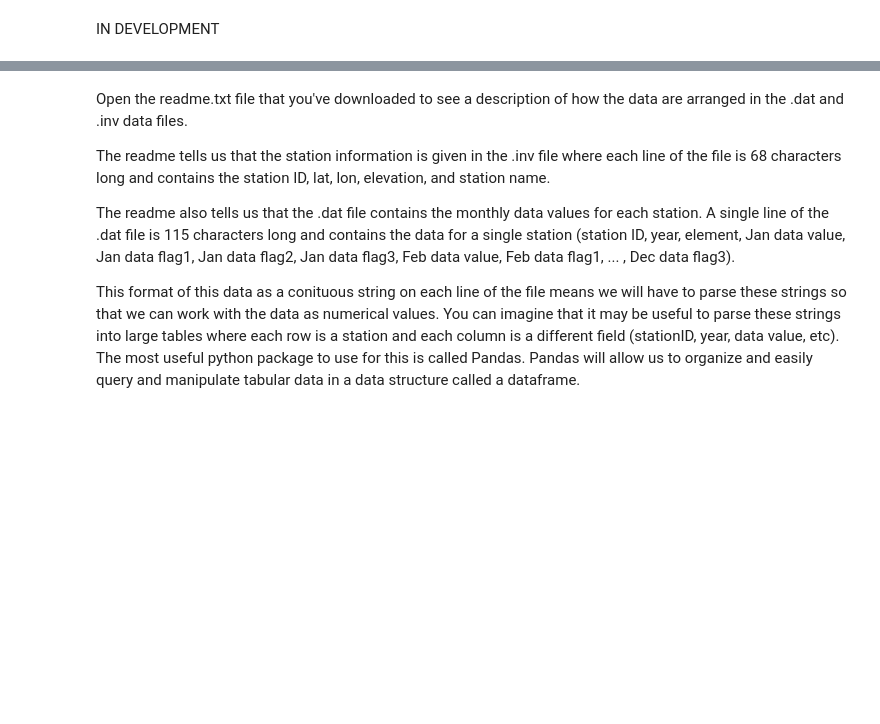
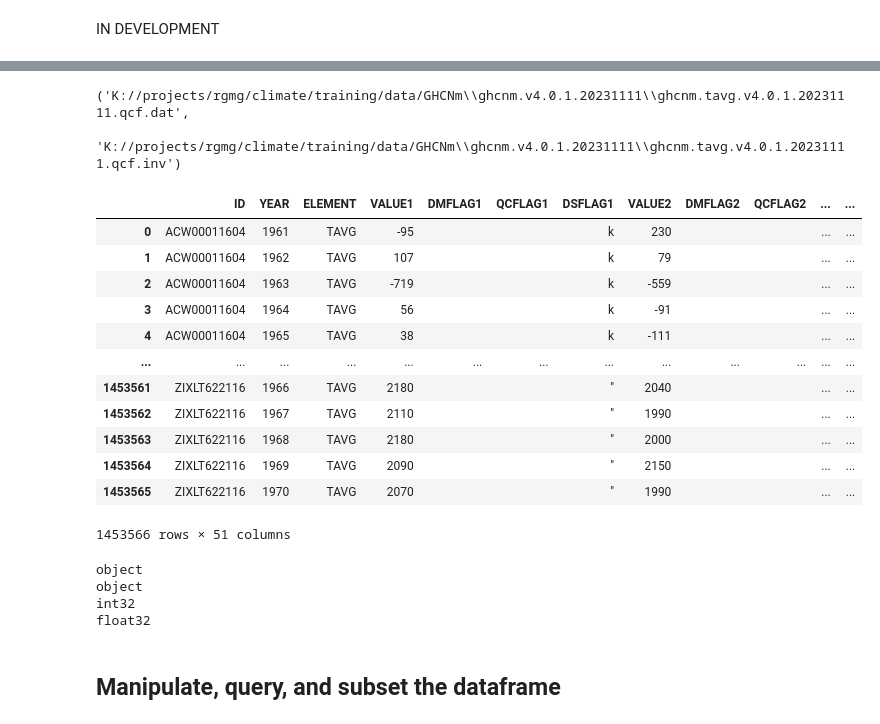
Before and after one commit to kerriegeil/MSU_example_compute, a Jupyter notebook: python/python_learn_by_example/trend_analysis.ipynb, the cells around one changed output, grey strips where cells are left out. Drawn from its saved outputs; the diff is of its cells as text; code cells hidden in the pictures; blank space fills up the shorter version.

Commit message:
progress thru data subselection

```diff
--- a/python/python_learn_by_example/trend_analysis.ipynb
+++ b/python/python_learn_by_example/trend_analysis.ipynb
@@ -10,10 +11,17 @@ import pandas as pd
 # %%
 # urls and data paths
 
-data_dir=r'C://Users/kerrie/Documents/02_LocalData/tutorials/GHCNm/' # where to store data
-# data_dir='/c/Users/kerrie/Documents/02_LocalData/tutorials/GHCNm/' # where to store data
+# data_dir=r'C://Users/kerrie/Documents/02_LocalData/tutorials/GHCNm/' # where to store data
+data_dir=r'K://projects/rgmg/climate/training/data/GHCNm/' # where to store data
+
 data_url='https://www.ncei.noaa.gov/pub/data/ghcn/v4/ghcnm.tavg.latest.qcf.tar.gz'  # url of data file
 fn_data=data_url.split('/')[-1]  # filename
 
 meta_url='https://www.ncei.noaa.gov/pub/data/ghcn/v4/readme.txt'  # url of metadata file
 fn_meta=meta_url.split('/')[-1]  # filename
+
+# create data_dir if it doesn't already exist
+isExist = os.path.exists(data_dir)
+if not isExist:
+   os.mkdir(data_dir)
+   print("data_dir created")
@@ -31,20 +61,9 @@ datfile=glob.glob(data_dir+'*/*.dat')[0]
 invfile=glob.glob(data_dir+'*/*.inv')[0]
 
 datfile,invfile
+# %% [output]
+('K://projects/rgmg/climate/training/data/GHCNm\\ghcnm.v4.0.1.20231111\\ghcnm.tavg.v4.0.1.20231111.qcf.dat',
+ 'K://projects/rgmg/climate/training/data/GHCNm\\ghcnm.v4.0.1.20231111\\ghcnm.tavg.v4.0.1.20231111.qcf.inv')
-# %% [markdown]
-Open the readme.txt file that you've downloaded to see a description of how the data are arranged in the .dat and .inv data files.
-
-The readme tells us that the station information is given in the .inv file where each line of the file is 68 characters long and contains the
-station ID, lat, lon, elevation, and station name.
-
-The readme also tells us that the .dat file contains the monthly data values for each station. A single line of the .dat file is 115 characters
-long and contains the data for a single station (station ID, year, element,
-Jan data value, Jan data flag1, Jan data flag2, Jan data flag3, Feb data value, Feb data flag1, ... , Dec data flag3).
-
-This format of this data as a conituous string on each line of the file means we will have to parse these strings so that we can work with the
-data as numerical values. You can imagine that it may be useful to parse these strings into large tables where each row is a station and each
-column is a different field (stationID, year, data value, etc). The most useful python package to use for this is called Pandas. Pandas will
-allow us to organize and easily query and manipulate tabular data in a data structure called a dataframe.
 # %%
 # We need to parse our text strings into a dataframe
 # There are no column names in the data file so we need to manually type them here
@@ -72,9 +91,9 @@ colnames = ['ID','YEAR','ELEMENT',
 # but python indexing is zero-based and is exclusive of the end index
 splitcol=[0,11,15,19,24,25,26,27,32,33,34,35,40,41,42,43,48,49,50,51,56,57,58,59,64,65,66,67,72,73,74,75,80,81,82,83,88,89,90,91,96,97,98,99,104,105,106,107,112,113,114,115]
 
-with open(datfile) as f:
-    data=f.read()
-data
+# with open(datfile) as f:
+#     data=f.read()
+# data
 
 # First we'll create an empty dataframe with all the appropriate columns (get the column names from the readme file)
 
@@ -117,11 +134,48 @@ print(data)
 # %%
 # this is advanced
 with open(datfile) as f:
     # data is a generator object, which is like a lazy iterator
     # we're describing how to split each line of the file up, but not doing it yet
     # the generator object holds these instructions for later and doesn't use up memory
     data=( [line[splitcol[i]:splitcol[i+1]] for i in range(len(splitcol)-1)] for line in f ) # generator object
 
     # pandas can create a dataframe from a generator, which performs much faster and uses less memory
     # than other techniques for converting the .dat file to a dataframe (such as append/concat line by line)
     df=pd.DataFrame(data,columns=colnames)
+df
+# %% [output]
+|  | ID | YEAR | ELEMENT | VALUE1 | DMFLAG1 | QCFLAG1 | DSFLAG1 | VALUE2 | DMFLAG2 | QCFLAG2 | ... | ... |
+| 0 | ACW00011604 | 1961 | TAVG | -95 |  |  | k | 230 |  |  | ... | ... |
+| 1 | ACW00011604 | 1962 | TAVG | 107 |  |  | k | 79 |  |  | ... | ... |
+| 2 | ACW00011604 | 1963 | TAVG | -719 |  |  | k | -559 |  |  | ... | ... |
+| 3 | ACW00011604 | 1964 | TAVG | 56 |  |  | k | -91 |  |  | ... | ... |
+| 4 | ACW00011604 | 1965 | TAVG | 38 |  |  | k | -111 |  |  | ... | ... |
+| ... | ... | ... | ... | ... | ... | ... | ... | ... | ... | ... | ... | ... |
+| 1453561 | ZIXLT622116 | 1966 | TAVG | 2180 |  |  | " | 2040 |  |  | ... | ... |
+| 1453562 | ZIXLT622116 | 1967 | TAVG | 2110 |  |  | " | 1990 |  |  | ... | ... |
+| 1453563 | ZIXLT622116 | 1968 | TAVG | 2180 |  |  | " | 2000 |  |  | ... | ... |
+| 1453564 | ZIXLT622116 | 1969 | TAVG | 2090 |  |  | " | 2150 |  |  | ... | ... |
+| 1453565 | ZIXLT622116 | 1970 | TAVG | 2070 |  |  | " | 1990 |  |  | ... | ... |
+1453566 rows × 51 columns
+# %%
+# we did not specify data types when we read the data into the dataframe so all columns in the dataframe have data type object or 'O'
+# let's change the data type of some columns
+
+print('original data types')
+print(df['YEAR'].dtype)
+print(df['VALUE2'].dtype)
+
+for cname in colnames:
+    if cname == 'YEAR':
+        df[cname]=df[cname].astype('int32')
+    if 'VALUE' in cname:
+        df[cname]=df[cname].astype('float32')
+
+print('ammended data types')
+print(df['YEAR'].dtype)
+print(df['VALUE2'].dtype)
+# %% [output]
+object
+object
+int32
+float32
@@ -127,0 +187,2 @@ with open(datfile) as f:
+# %% [markdown]
+## Manipulate, query, and subset the dataframe
```
Also changed, not shown: parts of 20 cells of this notebook.
